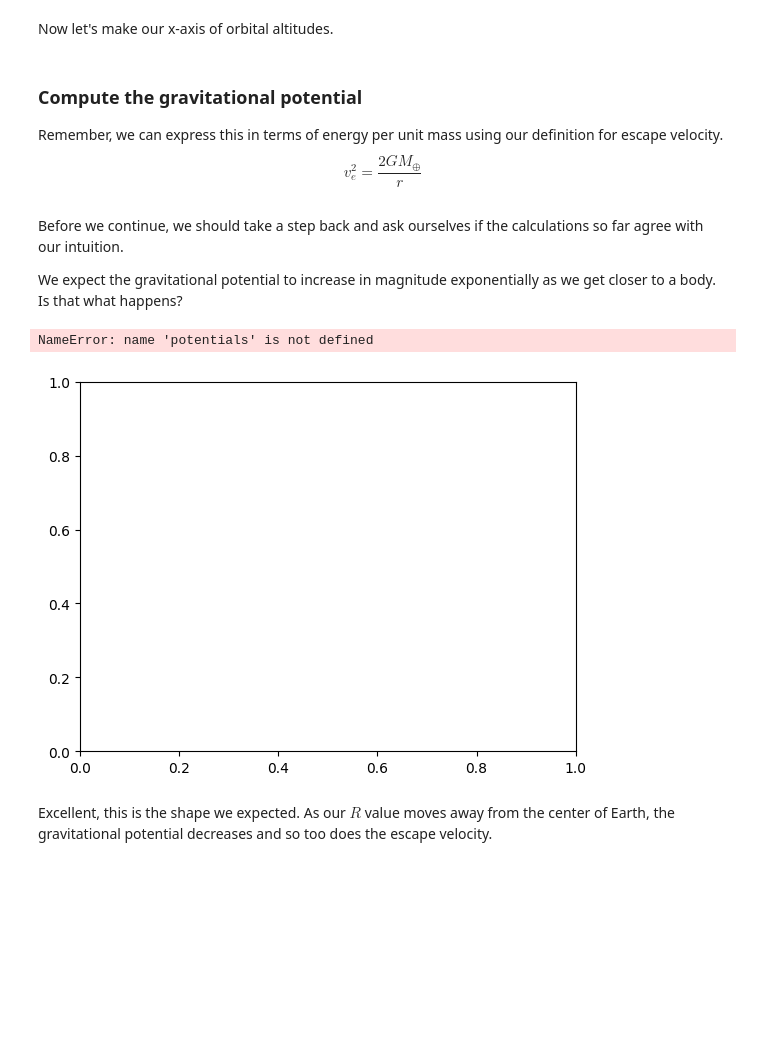
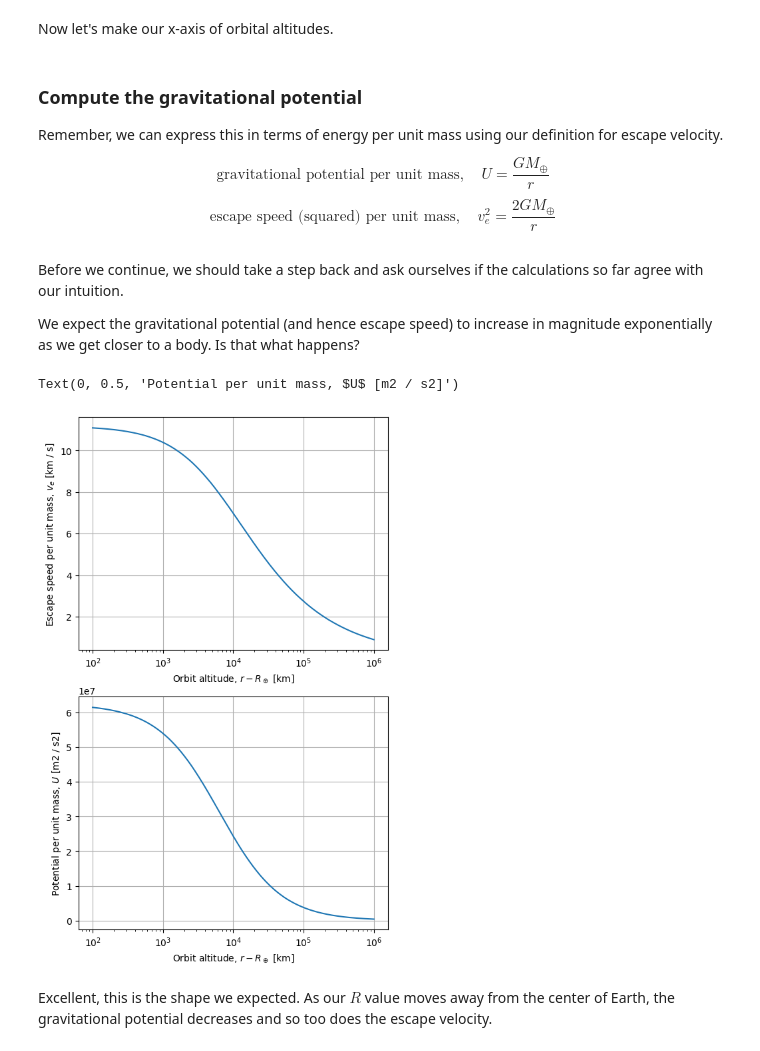
Before and after one commit to philiplinden/spacetime, a Jupyter notebook: learning/notebooks/time_dilation.ipynb, the cells around one changed output. Drawn from its saved outputs; the diff is of its cells as text; code cells hidden in the pictures; blank space fills up the shorter version.

```diff
--- a/learning/notebooks/time_dilation.ipynb
+++ b/learning/notebooks/time_dilation.ipynb
@@ -128,31 +128,47 @@ Let's start by importing some constants.
 | Earth mass | $\text{M}_\oplus$ | $5.97216787\times 10^{24}\ \text{kg}$ |
 | Nominal Earth radius | $\text{R}_\oplus$ | $6378100\ \text{m}$ |
 # %%
-from astropy.constants import c, G
-from astropy.units.astrophys import M_earth, R_earth
+from astropy.constants import c, GM_earth
+from astropy import units as u
+
+# R_earth is a unit, but we need the unit quantity
+earth_radius = 1 * u.astrophys.R_earth
 # %% [markdown]
 Now let's make our x-axis of orbital altitudes.
 # %%
-from astropy import units as u
 import numpy as np
 
-altitudes = np.logspace(start=2, stop=6, num=1_000, base=10) * u.m
-r = altitudes + 1 * u.astrophys.R_earth
+altitudes = np.logspace(start=2, stop=6, num=1_000, base=10) * u.km
+r = (altitudes + earth_radius).to(u.m)
 # %% [markdown]
 ### Compute the gravitational potential
 Remember, we can express this in terms of energy per unit mass using our definition for escape velocity.
-$$v_e^2 = \frac{2GM_\oplus}{r}$$
+
+$$\text{gravitational potential per unit mass},\quad U = \frac{G M_\oplus}{r}$$
+$$\text{escape speed (squared) per unit mass},\quad v_e^2 = \frac{2GM_\oplus}{r}$$
+# %%
+potential = GM_earth / r
+escape_speed_squared = 2 * potential
+escape_speed = np.sqrt(escape_speed_squared).to(u.km / u.s)
 # %% [markdown]
 Before we continue, we should take a step back and ask ourselves if the calculations so far agree with our intuition.
 
-We expect the gravitational potential to increase in magnitude exponentially as we get closer to a body. Is that what happens?
+We expect the gravitational potential (and hence escape speed) to increase in magnitude exponentially as we get closer to a body. Is that what happens?
-# %%
-fig, ax = plt.subplots(nrows=1, ncols=1)
-for p in potentials:
-    p.plot_contours(grid=(r,0,0), ax=ax)
-ax.legend(labels)
-# %% [output]
-NameError: name 'potentials' is not defined
-[figure, removed]
+# %%
+fig, ax = plt.subplots(figsize=(6, 10), nrows=2, ncols=1)
+ax[0].plot(altitudes, escape_speed)
+ax[0].grid()
+ax[0].set_xscale('log')
+ax[0].set_xlabel(f'Orbit altitude, $r - R_\oplus$ [{altitudes.unit}]')
+ax[0].set_ylabel(f'Escape speed per unit mass, $v_e$ [{escape_speed.unit}]')
+
+ax[1].plot(altitudes, potential)
+ax[1].grid()
+ax[1].set_xscale('log')
+ax[1].set_xlabel(f'Orbit altitude, $r - R_\oplus$ [{altitudes.unit}]')
+ax[1].set_ylabel(f'Potential per unit mass, $U$ [{potential.unit}]')
+# %% [output]
+Text(0, 0.5, 'Potential per unit mass, $U$ [m2 / s2]')
+[figure, added]
 # %% [markdown]
 Excellent, this is the shape we expected. As our $R$ value moves away from the center of Earth, the gravitational potential decreases and so too does the escape velocity.
```
Also changed, not shown: parts of 10 cells of this notebook, 1 other file.
